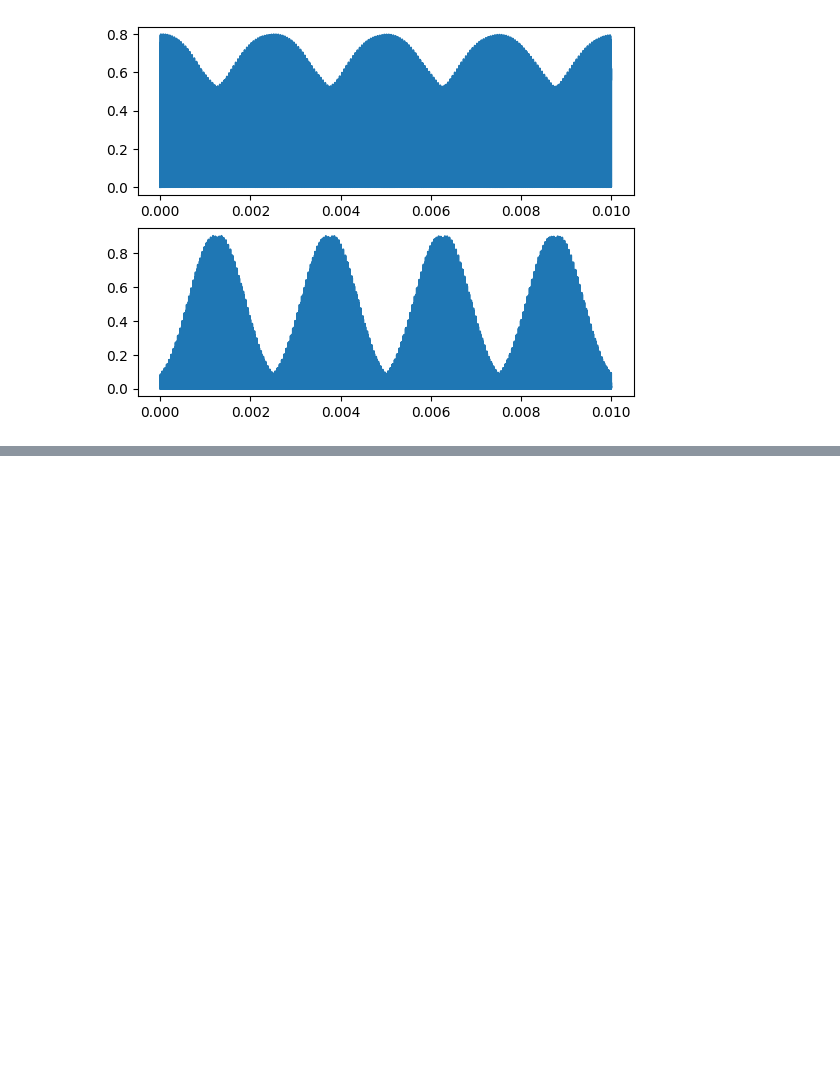
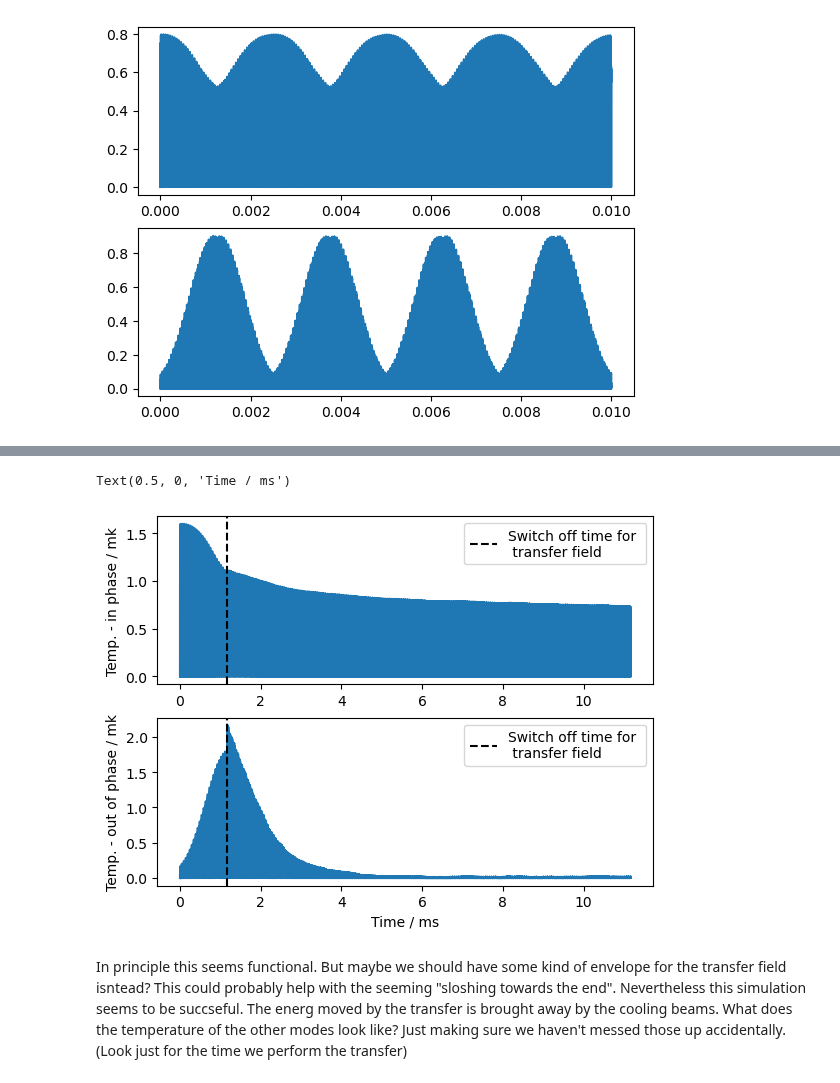
Before and after one commit to EmilLenler/PhD-Work, a Jupyter notebook: Two-Ion-Systems/Cooling2Ion.ipynb, the cells around one changed output, grey strips where cells are left out. Cells and saved outputs as stored; diff of their text form; code cells hidden in the pictures; blank space fills up the shorter version.

```diff
--- a/Two-Ion-Systems/Cooling2Ion.ipynb
+++ b/Two-Ion-Systems/Cooling2Ion.ipynb
@@ -1211,0 +1358,26 @@ def minimizerTarget(d):
+# %%
+TInTransfer = []
+TOutTransfer = []
+for v1,v2 in zip(vel1[0:maxIndex],vel2[0:maxIndex]):
+    TInTransfer.append(m1*z_in_mode[0]**2*v1[2]**2 + m2*z_in_mode[1]**2*v2[2]**2)
+    TOutTransfer.append(m1*z_out_mode[0]**2*v1[2]**2 + m2*z_out_mode[1]**2*v2[2]**2)
+
+
+TInTotal = np.concatenate((TInTransfer,TIn))
+TOutTotal = np.concatenate((TOutTransfer,TOut))
+timeTotal = np.concatenate((times[0:maxIndex],ts))
+# %%
+fig,ax = plt.subplots(2,1)
+ax[0].plot(timeTotal*1e3,TInTotal*2/kb)
+ax[1].plot(timeTotal*1e3,TOutTotal*2/kb)
+ax[0].set_ylabel('Temp. - in phase / mk')
+ax[1].set_ylabel('Temp. - out of phase / mk')
+ax[0].axvline(times[maxIndex]*1e3, color = 'k', ls = '--', label = 'Switch off time for \n transfer field')
+ax[1].axvline(times[maxIndex]*1e3, color = 'k', ls = '--', label = 'Switch off time for \n transfer field')
+
+ax[0].legend()
+ax[1].legend()
+ax[1].set_xlabel('Time / ms')
+# %% [output]
+Text(0.5, 0, 'Time / ms')
+[figure, added]
@@ -1211,0 +1388,2 @@ def minimizerTarget(d):
+# %% [markdown]
+In principle this seems functional. But maybe we should have some kind of envelope for the transfer field isntead? This could probably help with the seeming "sloshing towards the end". Nevertheless this simulation seems to be succseful. The energ moved by the transfer is brought away by the cooling beams. What does the temperature of the other modes look like? Just making sure we haven't messed those up accidentally. (Look just for the time we perform the transfer)
```
Also changed, not shown: parts of 17 cells of this notebook, 15 other files.
